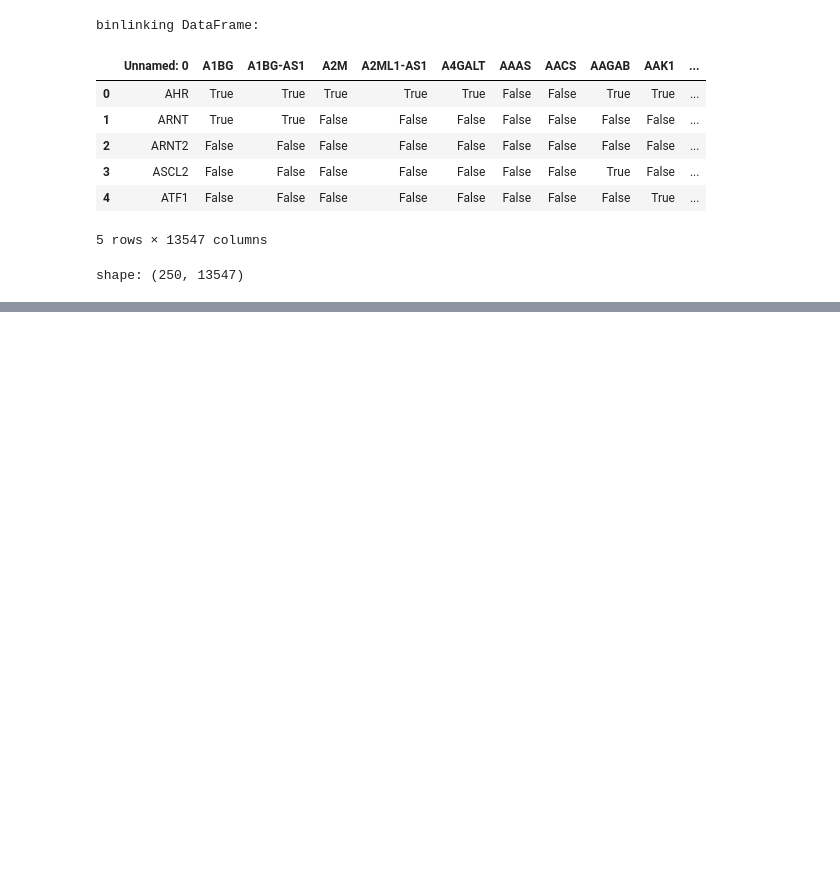
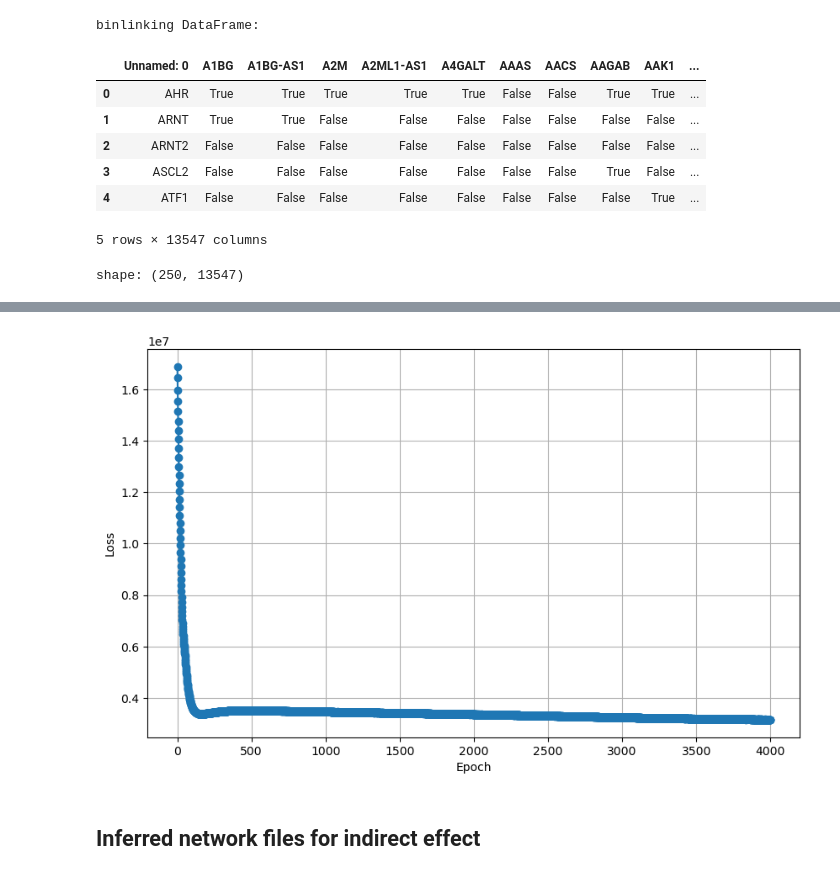
Before and after one commit to akanksha-sachan/B_Cell_States, a Jupyter notebook: multiome_dictys/py_scripts/data_prep_and_checks.ipynb, the cells around one changed output, grey strips where cells are left out. Drawn from its saved outputs; the diff is of its cells as text; code cells hidden in the pictures; blank space fills up the shorter version.

```diff
--- a/multiome_dictys/py_scripts/data_prep_and_checks.ipynb
+++ b/multiome_dictys/py_scripts/data_prep_and_checks.ipynb
@@ -1224,0 +1371,10 @@ plt.show()
+# %%
+# load net_loss.tsv in pandas
+import pandas as pd
+net_loss_file = "/ocean/projects/cis240075p/asachan/datasets/B_Cell/multiome_1st_donor_UPMC_aggr/dictys_outs/tmp_dynamic/Subset1/net_loss.tsv.gz"
+# Load data
+net_loss = pd.read_csv(net_loss_file, header=0, index_col=None, sep='\t', compression='gzip')
+# Display the first few rows of each DataFrame to confirm successful loading
+print("model training loss")
+display(net_loss.head())
+print("shape:", net_loss.shape)
@@ -1224,0 +1390,12 @@ plt.show()
+# %%
+# plot loss curve as a trendline where index is the epoch
+plt.figure(figsize=(10, 6))
+plt.plot(net_loss.index, net_loss['G_0'], marker='o')
+plt.xlabel('Epoch')
+plt.ylabel('Loss')
+plt.grid(True)
+plt.show()
+# %% [output]
+[figure, added]
+# %% [markdown]
+## Inferred network files for indirect effect
```
Also changed, not shown: parts of 18 cells of this notebook, 1 other file.
